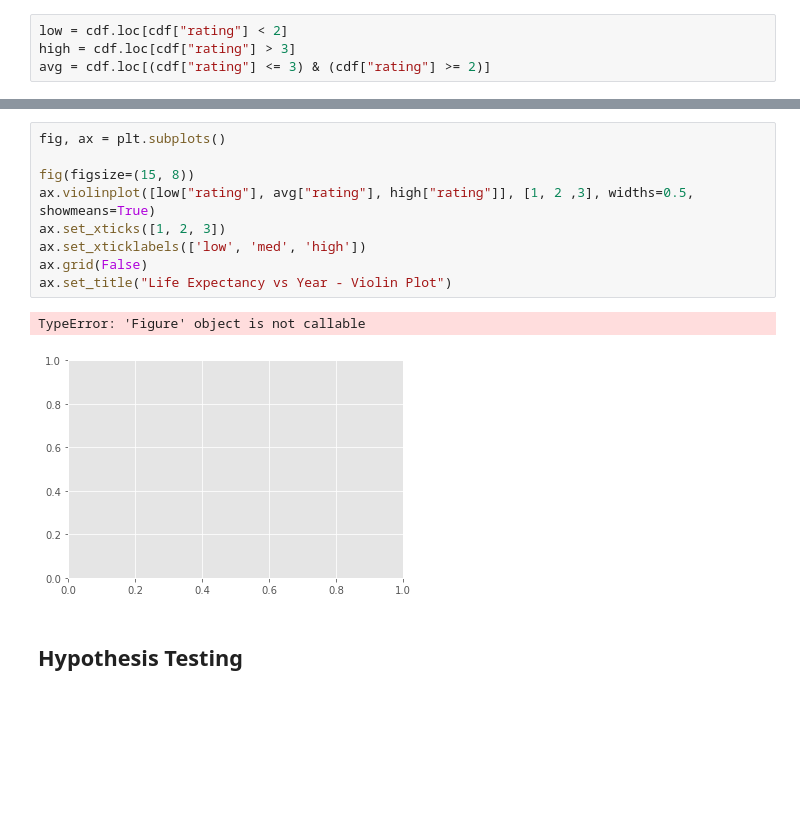
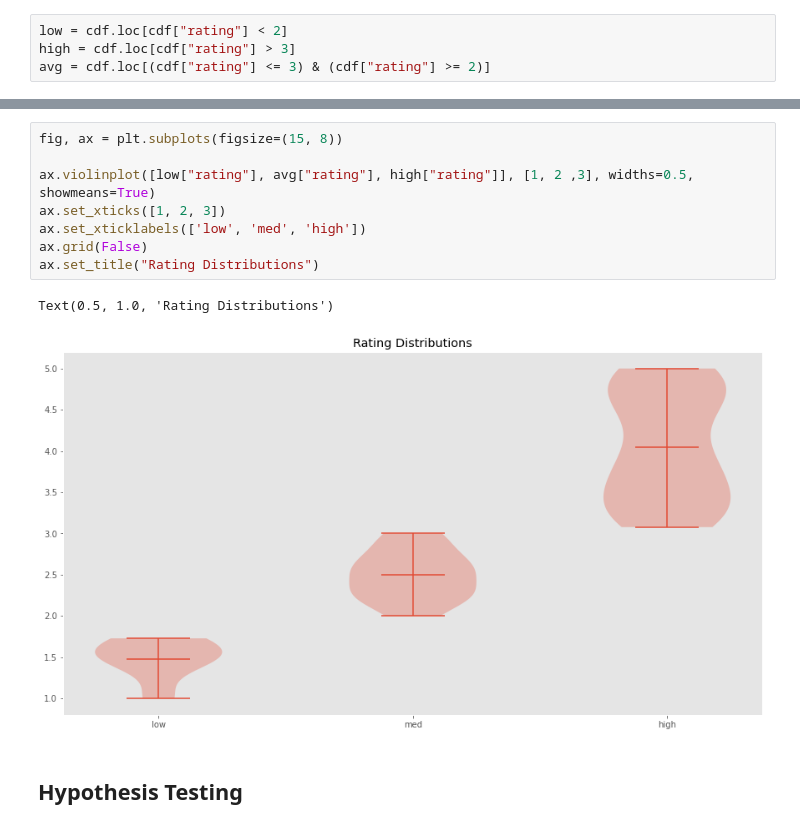
Before and after one commit to adamy03/course_analysis, a Jupyter notebook: course_analysis.ipynb, the cells around one changed output, grey strips where cells are left out. Drawn from its saved outputs; the diff is of its cells as text; blank space fills up the shorter version.

```diff
--- a/course_analysis.ipynb
+++ b/course_analysis.ipynb
@@ -248,15 +234,14 @@ avg = cdf.loc[(cdf["rating"] <= 3) & (cdf["rating"] >= 2)]
 # %%
-fig, ax = plt.subplots()
+fig, ax = plt.subplots(figsize=(15, 8))
 
-fig(figsize=(15, 8))
 ax.violinplot([low["rating"], avg["rating"], high["rating"]], [1, 2 ,3], widths=0.5, showmeans=True)
 ax.set_xticks([1, 2, 3])
 ax.set_xticklabels(['low', 'med', 'high'])
 ax.grid(False)
-ax.set_title("Life Expectancy vs Year - Violin Plot")
+ax.set_title("Rating Distributions")
 # %% [output]
-TypeError: 'Figure' object is not callable
+Text(0.5, 1.0, 'Rating Distributions')
-[figure, old version]
+[figure, new version]
 # %% [markdown]
 ## **Hypothesis Testing**
 # %% [markdown]
```
Also changed, not shown: parts of 8 cells of this notebook.
